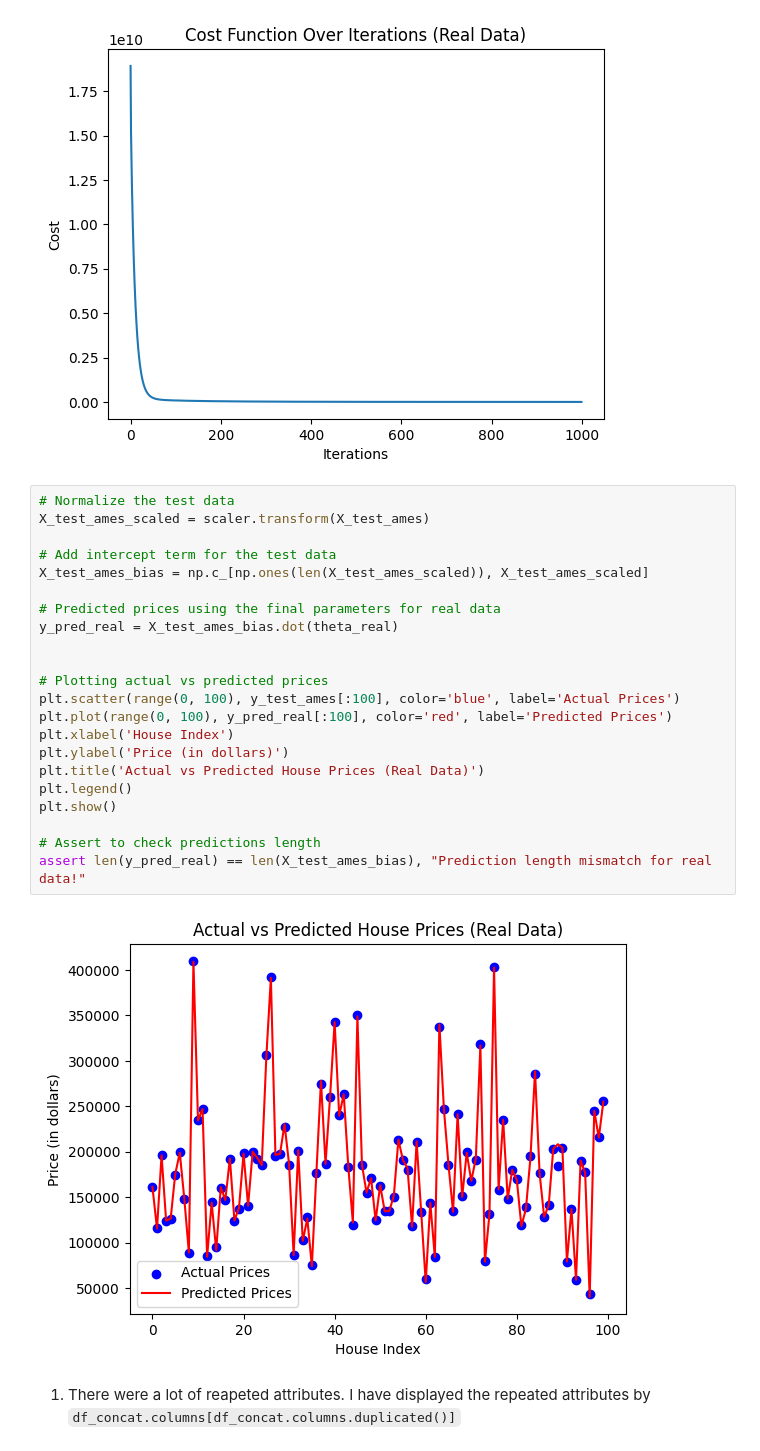
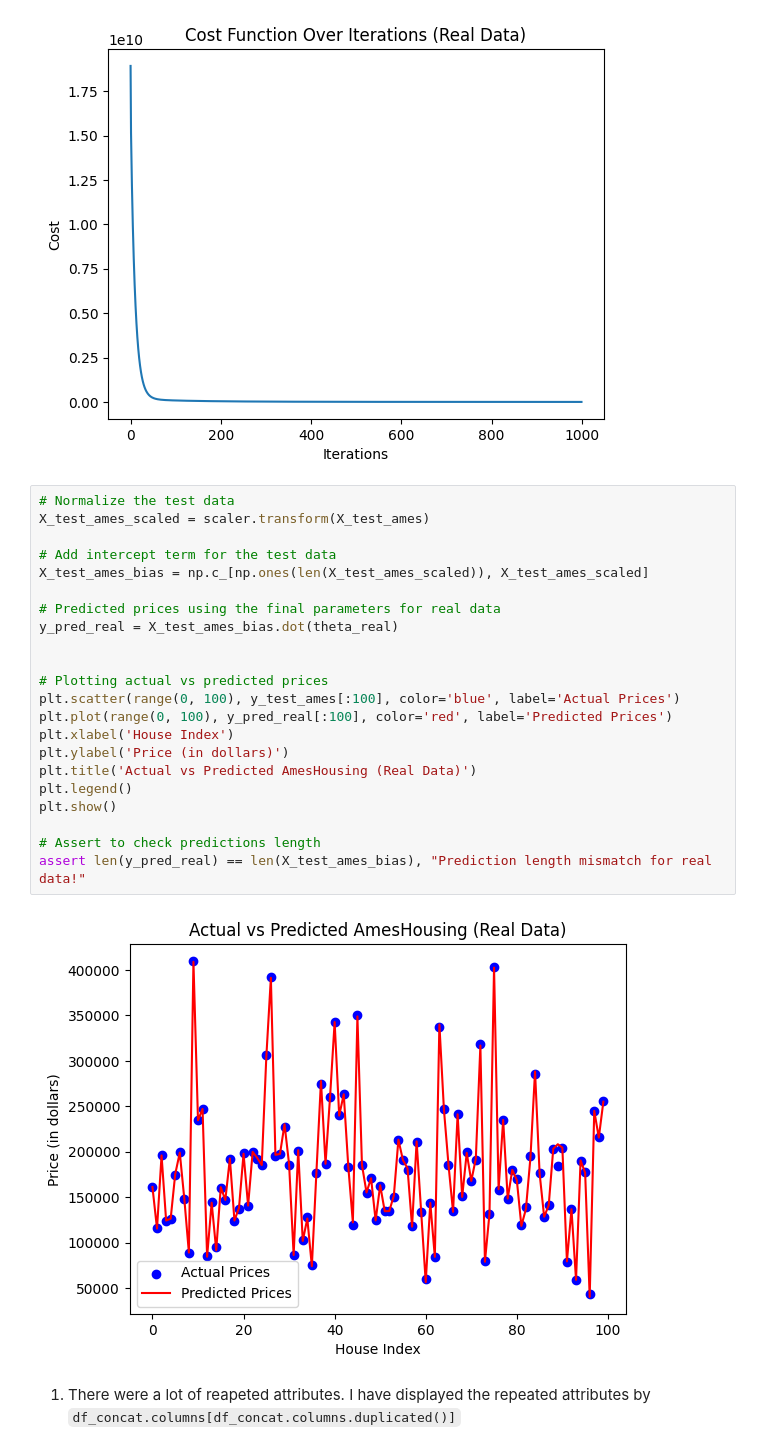
Before and after one commit to abdulrehmanamerbaig/deeplearning, a Jupyter notebook: Linear Regression Assignment 01/Gradient Descent Assignment (Assignment_1).ipynb, the cells around one changed output. Cells and saved outputs as stored; diff of their text form.

Commit message:
Modified .ipynb (Graph)...

```diff
--- a/Linear Regression Assignment 01/Gradient Descent Assignment (Assignment_1).ipynb
+++ b/Linear Regression Assignment 01/Gradient Descent Assignment (Assignment_1).ipynb
@@ -440,27 +440,27 @@ assert cost_history_real[-1] < cost_history_real[0], "Cost did not decrease for
 # %%
 # Normalize the test data
 X_test_ames_scaled = scaler.transform(X_test_ames)
 
 # Add intercept term for the test data
 X_test_ames_bias = np.c_[np.ones(len(X_test_ames_scaled)), X_test_ames_scaled]
 
 # Predicted prices using the final parameters for real data
 y_pred_real = X_test_ames_bias.dot(theta_real)
 
 
 # Plotting actual vs predicted prices
 plt.scatter(range(0, 100), y_test_ames[:100], color='blue', label='Actual Prices')
 plt.plot(range(0, 100), y_pred_real[:100], color='red', label='Predicted Prices')
 plt.xlabel('House Index')
 plt.ylabel('Price (in dollars)')
-plt.title('Actual vs Predicted House Prices (Real Data)')
+plt.title('Actual vs Predicted AmesHousing (Real Data)')
 plt.legend()
 plt.show()
 
 # Assert to check predictions length
 assert len(y_pred_real) == len(X_test_ames_bias), "Prediction length mismatch for real data!"
 # %% [output]
-[figure, old version]
+[figure, new version]
 # %% [markdown]
 1. There were a lot of reapeted attributes. I have displayed the repeated attributes by `df_concat.columns[df_concat.columns.duplicated()]`
 # %% [markdown]
```
